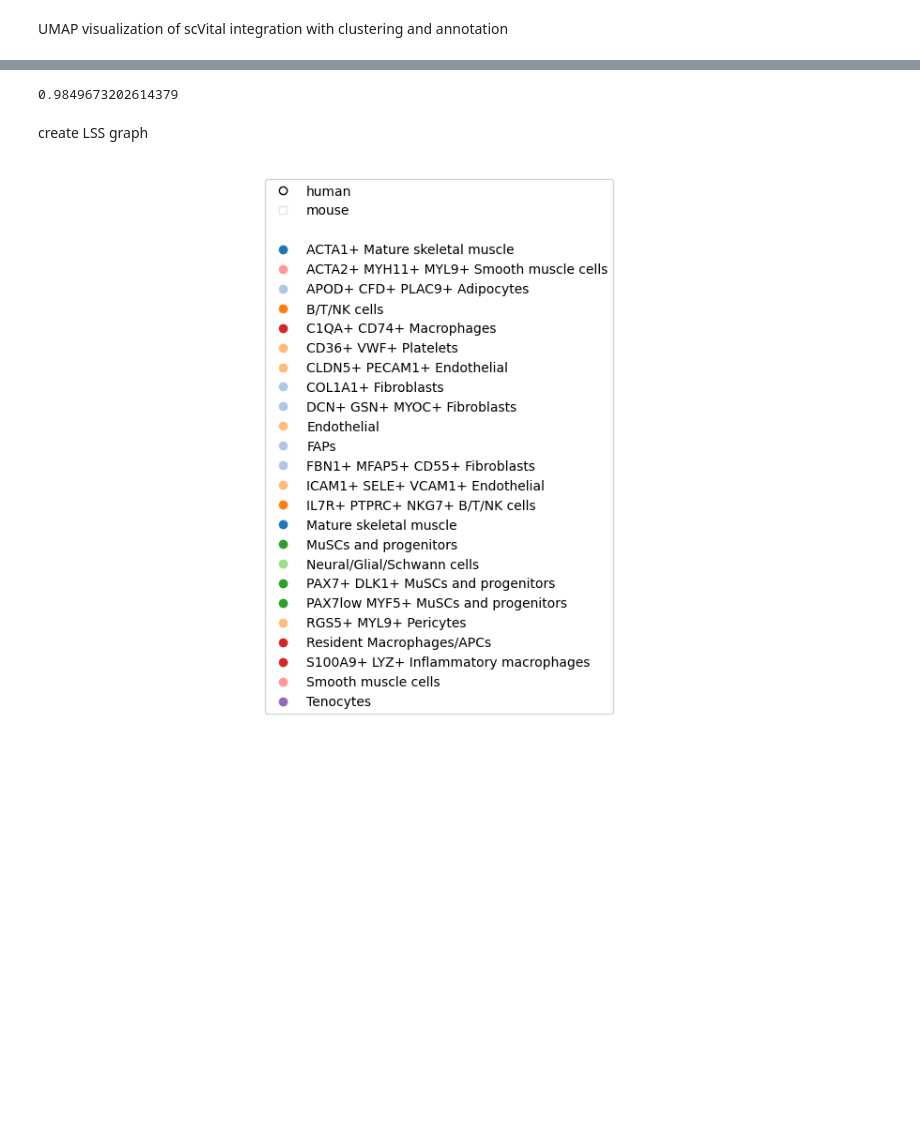
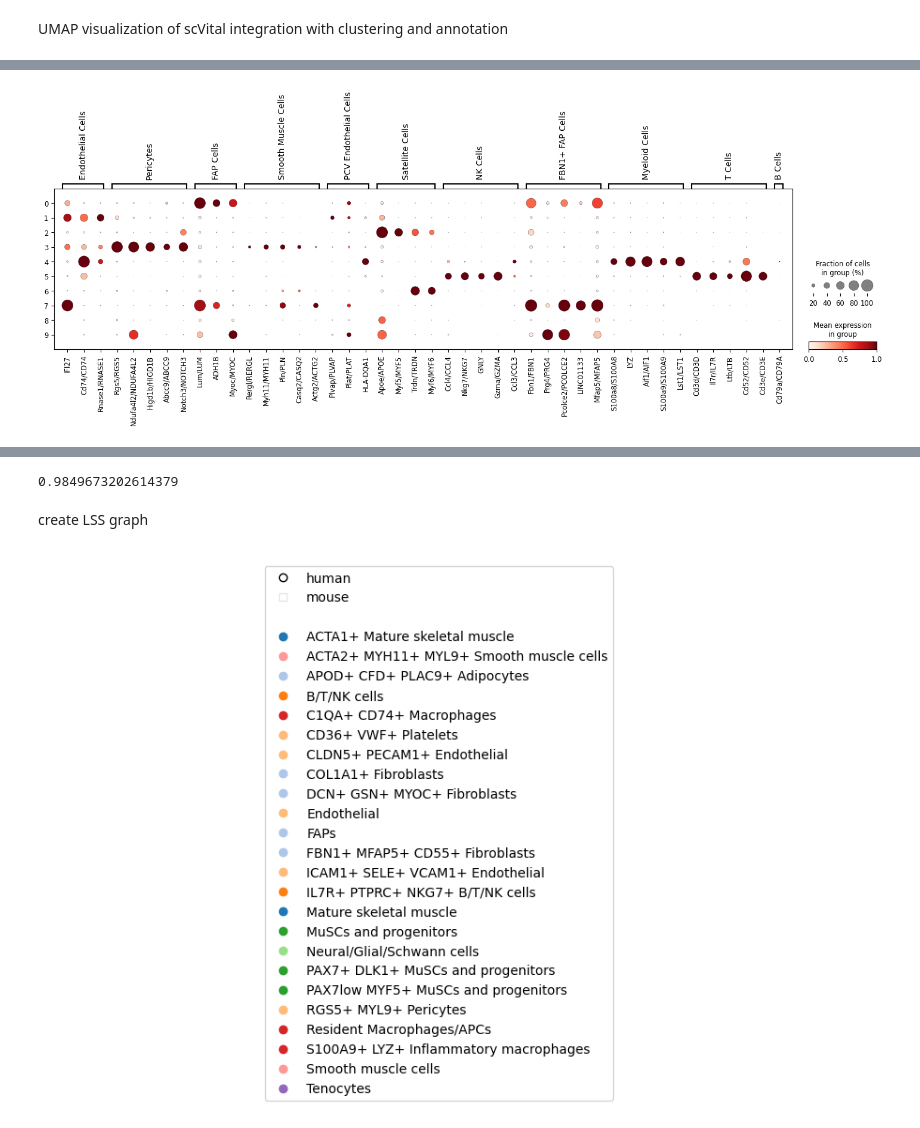
Before and after one commit to j-rub/scVital, a Jupyter notebook: vignettes/tutorial.ipynb, the cells around one changed output, grey strips where cells are left out. Drawn from its saved outputs; the diff is of its cells as text; code cells hidden in the pictures; blank space fills up the shorter version.

```diff
--- a/vignettes/tutorial.ipynb
+++ b/vignettes/tutorial.ipynb
@@ -231,0 +295,9 @@ sc.pl.umap(adata, color = ["species",neighborsKey,"anno","cell_annotation"], nco
+# %%
+homology = pd.read_csv("../data/homology/MouseHumanHomology.csv")
+homology
+
+h2m = {homology.loc[hom,"human"]:homology.loc[hom,"mouse"] for hom in homology.index}
+m2h = {homology.loc[hom,"mouse"]:homology.loc[hom,"human"] for hom in homology.index}
+# %%
+inMarkers = pd.read_csv("../data/humanMuscleDEG.csv", skiprows=1)
+inMarkers
@@ -231,0 +318,10 @@ sc.pl.umap(adata, color = ["species",neighborsKey,"anno","cell_annotation"], nco
+# %%
+geneLists = []
+for ct in inMarkers["cell type"].unique():
+    genes = inMarkers[inMarkers["cell type"]==ct]["gene"].values
+    genes = [f"{h2m[g]}/{g}" if g in h2m.keys() else g for g in genes]
+    genes = np.array([g if g in adata.var_names.values else None for g in genes])
+    geneLists.append(genes)
+
+muscleMark = pd.DataFrame(geneLists, inMarkers["cell type"].unique()).T
+muscleMark
@@ -231,0 +342,3 @@ sc.pl.umap(adata, color = ["species",neighborsKey,"anno","cell_annotation"], nco
+# %%
+markerDict = {ct:muscleMark.iloc[0:5,i].dropna().values for i,ct in enumerate(muscleMark.columns)}
+markerDict
@@ -231,0 +363,4 @@ sc.pl.umap(adata, color = ["species",neighborsKey,"anno","cell_annotation"], nco
+# %%
+sc.pl.dotplot(adata, markerDict, groupby="scVitalModel", standard_scale="var")
+# %% [output]
+[figure, added]
```
Also changed, not shown: parts of 33 cells of this notebook, 3 other files.
